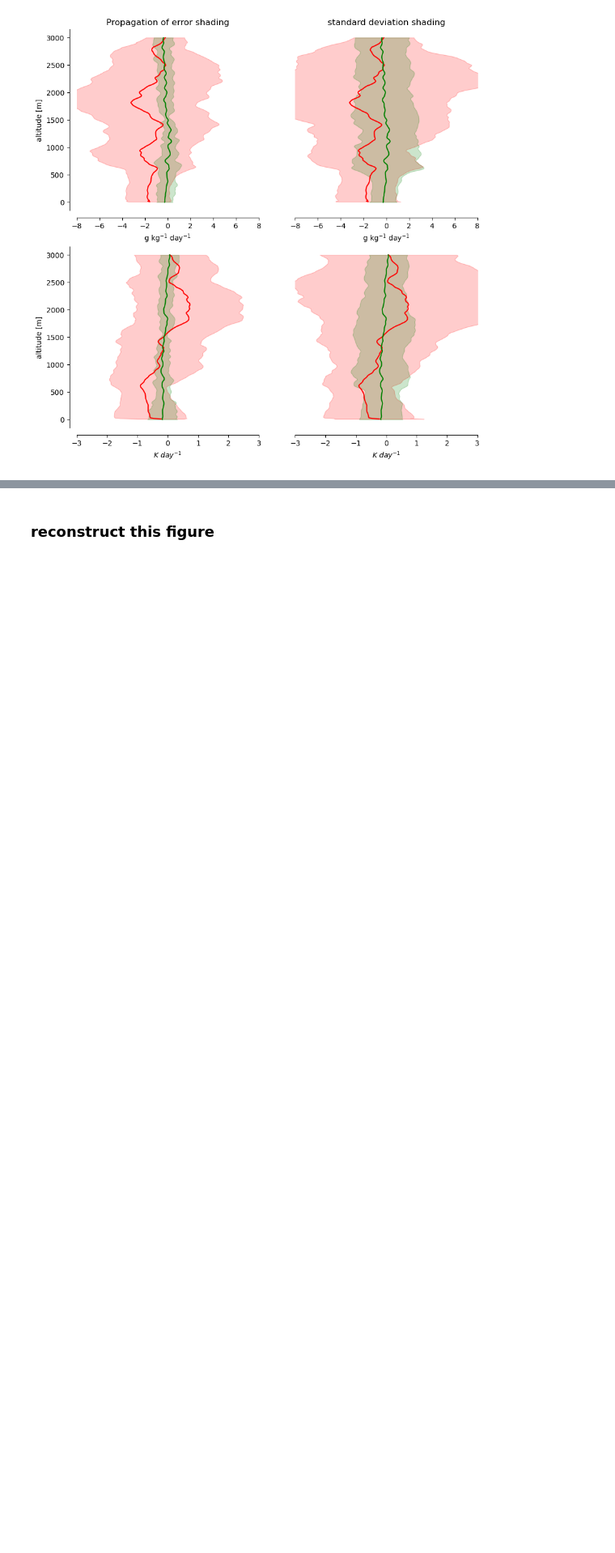
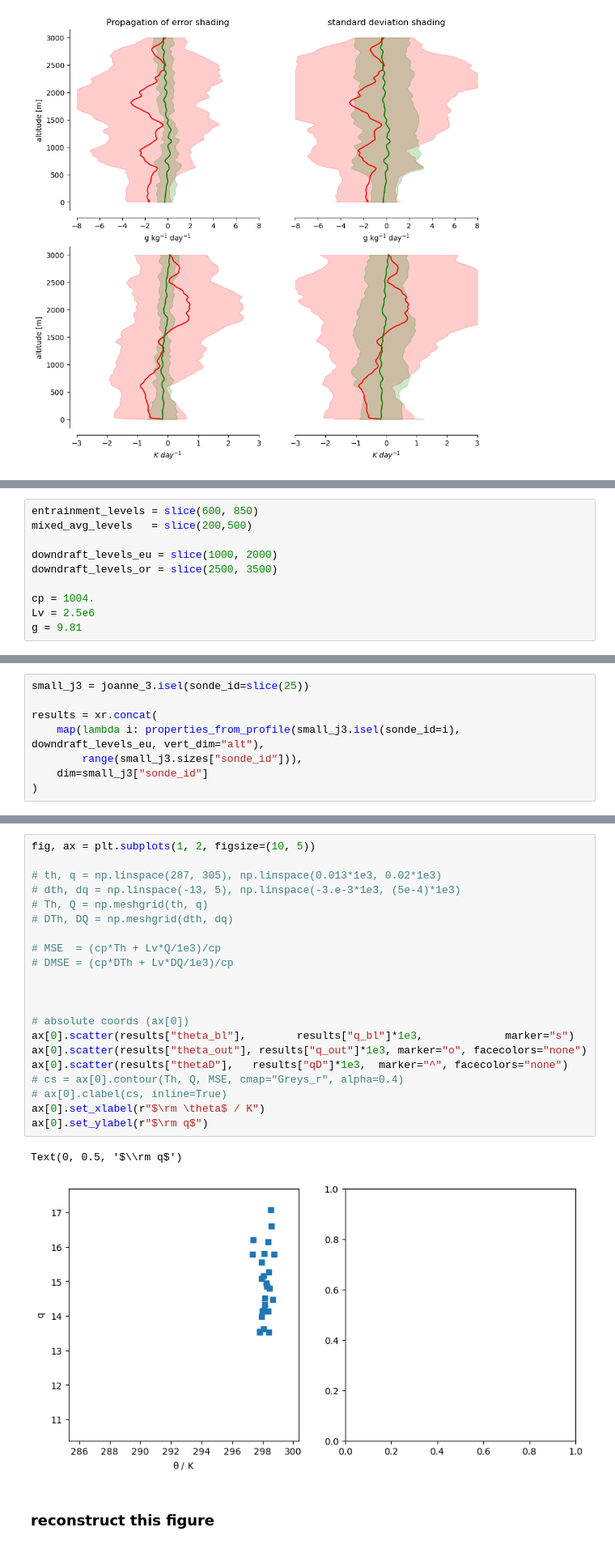
Before and after one commit to meteorologopazzo/BCO_observational, a Jupyter notebook: mass_fluxes_profiles/dropsondes_adv_massfluxes.ipynb, the cells around one changed output, grey strips where cells are left out. Shown at 81% size. Cells and saved outputs as stored; diff of their text form; blank space fills up the shorter version.

```diff
--- a/mass_fluxes_profiles/dropsondes_adv_massfluxes.ipynb
+++ b/mass_fluxes_profiles/dropsondes_adv_massfluxes.ipynb
@@ -573,0 +492,10 @@ q_adv_or.name = 'adv_circle_mean'
+# %%
+entrainment_levels = slice(600, 850)
+mixed_avg_levels   = slice(200,500)
+
+downdraft_levels_eu = slice(1000, 2000)
+downdraft_levels_or = slice(2500, 3500)
+
+cp = 1004.
+Lv = 2.5e6
+g = 9.81
@@ -573,0 +554,8 @@ q_adv_or.name = 'adv_circle_mean'
+# %%
+small_j3 = joanne_3.isel(sonde_id=slice(25))
+
+results = xr.concat(
+    map(lambda i: properties_from_profile(small_j3.isel(sonde_id=i), downdraft_levels_eu, vert_dim="alt"),
+        range(small_j3.sizes["sonde_id"])),
+    dim=small_j3["sonde_id"]
+)
@@ -574,3 +578,27 @@ q_adv_or.name = 'adv_circle_mean'
+# %%
+fig, ax = plt.subplots(1, 2, figsize=(10, 5))
+
+# th, q = np.linspace(287, 305), np.linspace(0.013*1e3, 0.02*1e3)
+# dth, dq = np.linspace(-13, 5), np.linspace(-3.e-3*1e3, (5e-4)*1e3)
+# Th, Q = np.meshgrid(th, q)
+# DTh, DQ = np.meshgrid(dth, dq)
+
+# MSE  = (cp*Th + Lv*Q/1e3)/cp
+# DMSE = (cp*DTh + Lv*DQ/1e3)/cp
+
+
+
+# absolute coords (ax[0])
+ax[0].scatter(results["theta_bl"],        results["q_bl"]*1e3,             marker="s")
+ax[0].scatter(results["theta_out"], results["q_out"]*1e3, marker="o", facecolors="none")
+ax[0].scatter(results["thetaD"],   results["qD"]*1e3,  marker="^", facecolors="none")
+# cs = ax[0].contour(Th, Q, MSE, cmap="Greys_r", alpha=0.4)
+# ax[0].clabel(cs, inline=True)
+ax[0].set_xlabel(r"$\rm \theta$ / K")
+ax[0].set_ylabel(r"$\rm q$")
+# %% [output]
+Text(0, 0.5, '$\\rm q$')
+[figure, added]
 # %% [markdown]
 ### reconstruct this figure
 ![image.png](attachment:image.png)
```
Also changed, not shown: parts of 8 cells of this notebook, 2 other files.
